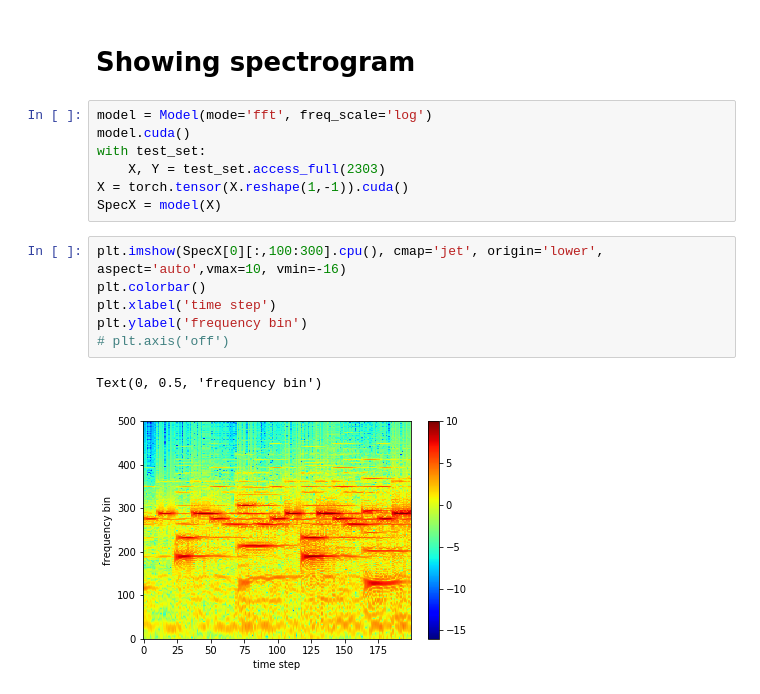
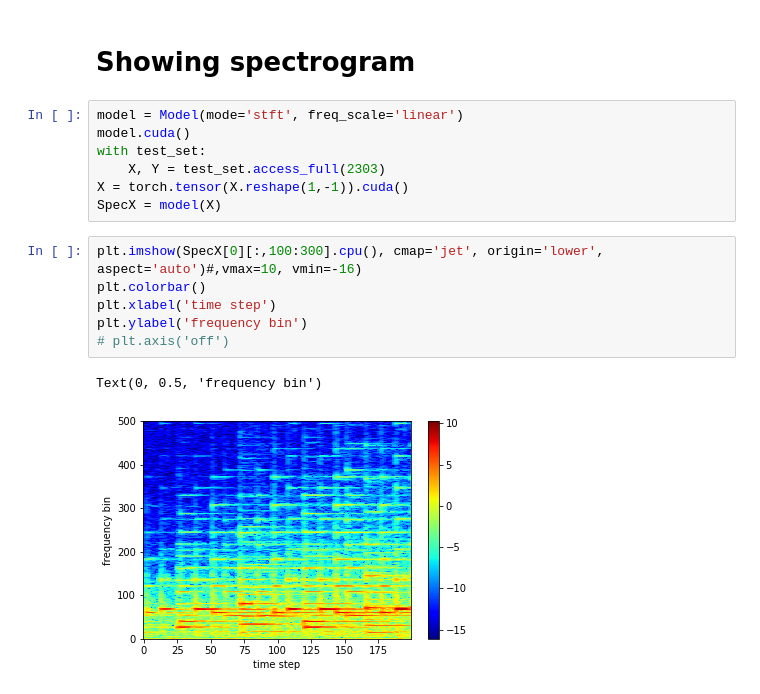
Before and after one commit to KinWaiCheuk/MusicNet_Analysis, a Jupyter notebook: Part_2/Viusalizing spectrogram.ipynb, the cells around one changed output. Drawn from its saved outputs; the diff is of its cells as text.

```diff
--- a/Part_2/Viusalizing spectrogram.ipynb
+++ b/Part_2/Viusalizing spectrogram.ipynb
@@ -207,18 +210,18 @@ plt.axis('off')
 # %% [markdown]
 # Showing spectrogram
 # %%
-model = Model(mode='fft', freq_scale='log')
+model = Model(mode='stft', freq_scale='linear')
 model.cuda()
 with test_set:
     X, Y = test_set.access_full(2303)
 X = torch.tensor(X.reshape(1,-1)).cuda()
 SpecX = model(X)
 # %%
-plt.imshow(SpecX[0][:,100:300].cpu(), cmap='jet', origin='lower', aspect='auto',vmax=10, vmin=-16)
+plt.imshow(SpecX[0][:,100:300].cpu(), cmap='jet', origin='lower', aspect='auto')#,vmax=10, vmin=-16)
 plt.colorbar()
 plt.xlabel('time step')
 plt.ylabel('frequency bin')
 # plt.axis('off')
 # %% [output]
 Text(0, 0.5, 'frequency bin')
-[figure, old version]
+[figure, new version]
```
Also changed, not shown: parts of 16 cells of this notebook.
